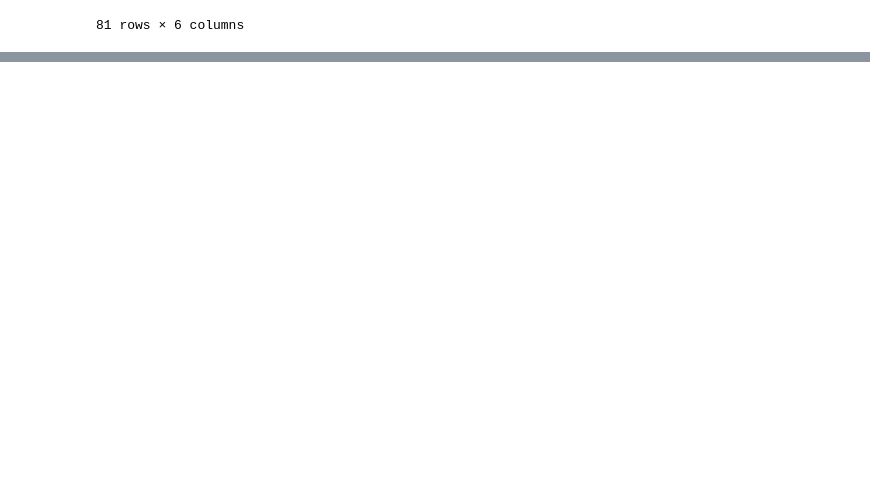
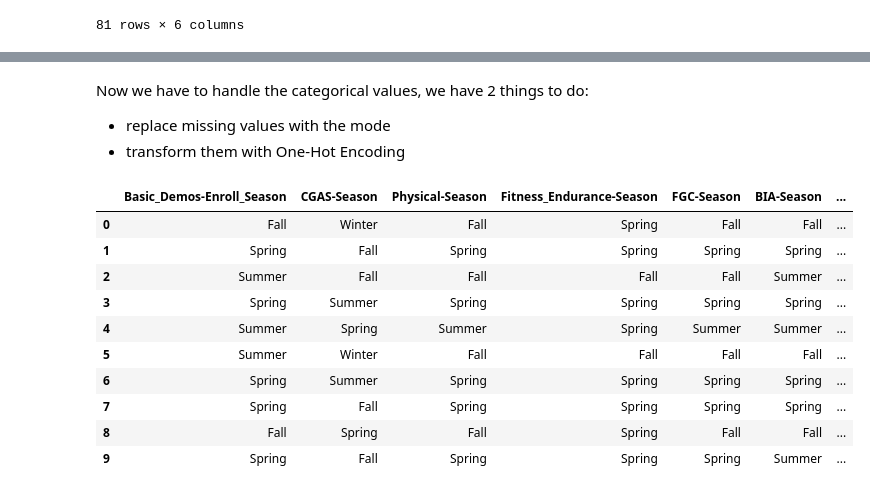
Before and after one commit to Pizz0x/Child-Mind, a Jupyter notebook: data_cleaning.ipynb, the cells around one changed output, grey strips where cells are left out. Cells and saved outputs as stored; diff of their text form; code cells hidden in the pictures; blank space fills up the shorter version.

```diff
--- a/data_cleaning.ipynb
+++ b/data_cleaning.ipynb
@@ -101,0 +219,24 @@ We start by eliminating the rows that doesn't have the ssi value, since they are
+# %% [markdown]
+Now we have to handle the categorical values, we have 2 things to do:
+- replace missing values with the mode
+- transform them with One-Hot Encoding
+# %%
+categorical_idx = np.flatnonzero(is_numerical==False)
+categorical_X = X.iloc[:, categorical_idx]
+
+imputer = SimpleImputer(strategy='most_frequent')
+X_array = imputer.fit_transform(categorical_X)
+categorical_X = pd.DataFrame(X_array, columns=categorical_X.columns, index=categorical_X.index)
+categorical_X.head(10)
+# %% [output]
+|  | Basic_Demos-Enroll_Season | CGAS-Season | Physical-Season | Fitness_Endurance-Season | FGC-Season | BIA-Season | ... |
+| 0 | Fall | Winter | Fall | Spring | Fall | Fall | ... |
+| 1 | Spring | Fall | Spring | Spring | Spring | Spring | ... |
+| 2 | Summer | Fall | Fall | Fall | Fall | Summer | ... |
+| 3 | Spring | Summer | Spring | Spring | Spring | Spring | ... |
+| 4 | Summer | Spring | Summer | Spring | Summer | Summer | ... |
+| 5 | Summer | Winter | Fall | Fall | Fall | Fall | ... |
+| 6 | Spring | Summer | Spring | Spring | Spring | Spring | ... |
+| 7 | Spring | Fall | Spring | Spring | Spring | Spring | ... |
+| 8 | Fall | Spring | Fall | Spring | Fall | Fall | ... |
+| 9 | Spring | Fall | Spring | Spring | Spring | Summer | ... |
```
Also changed, not shown: parts of 19 cells of this notebook.
